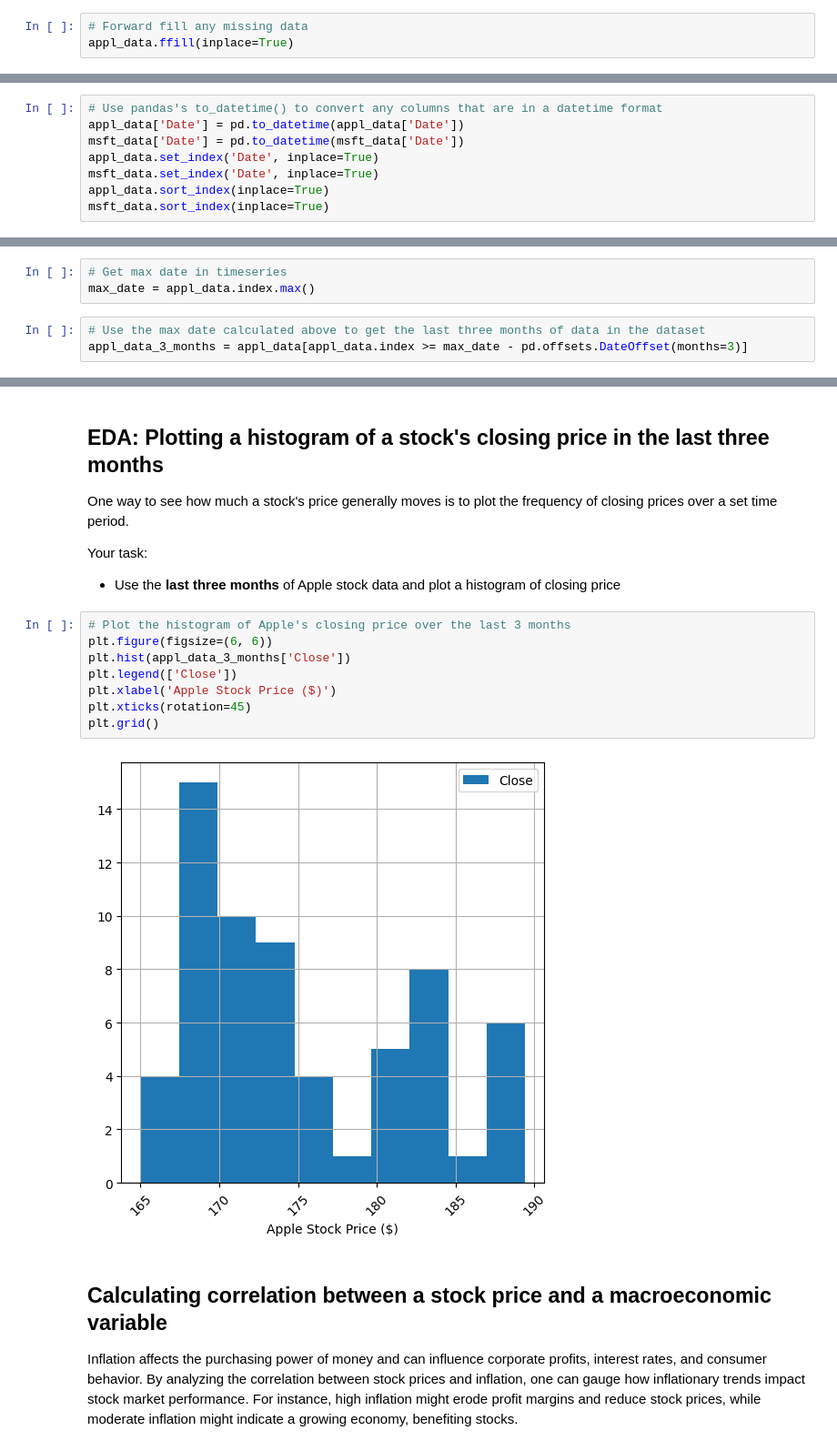
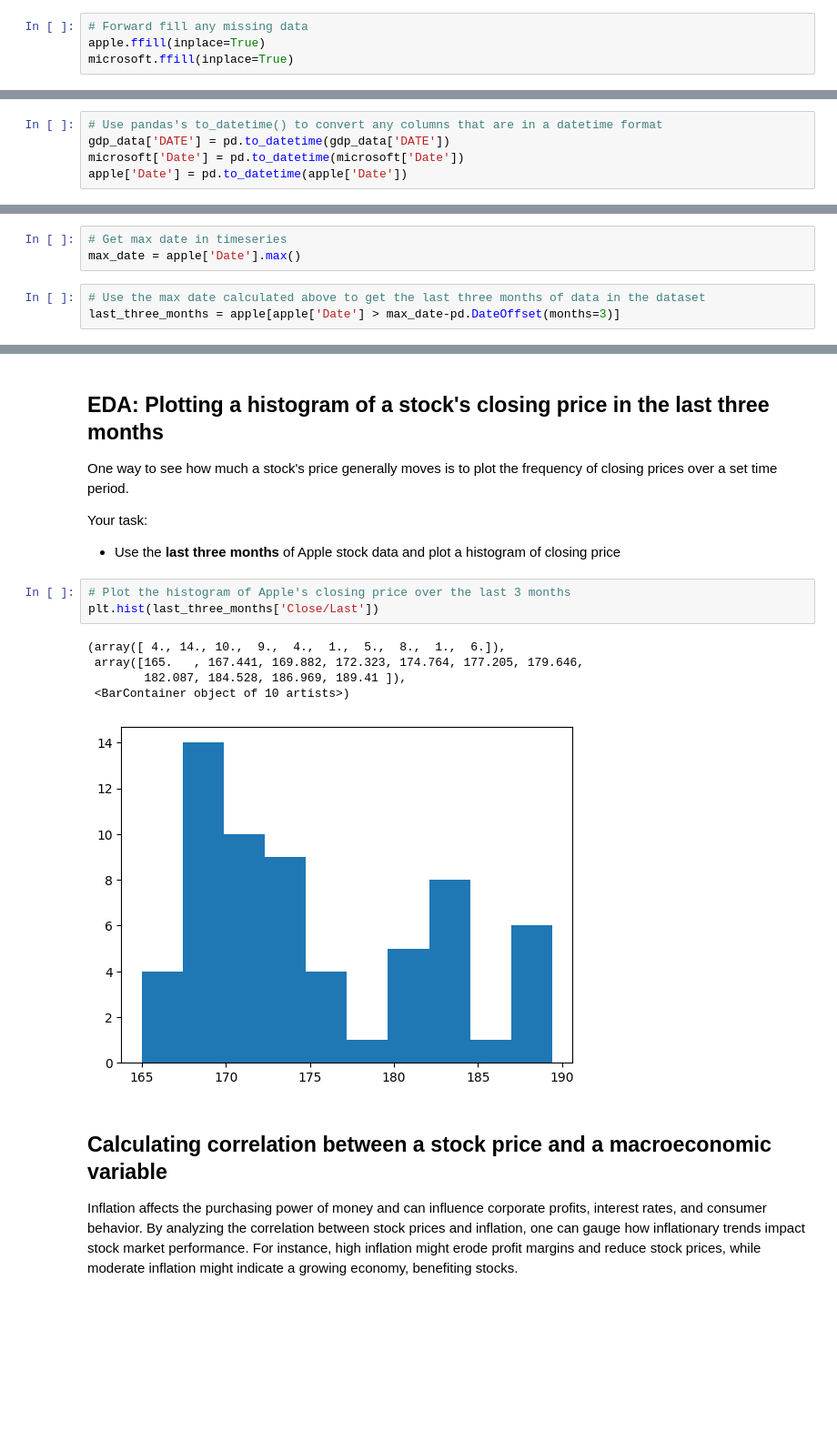
Before and after one commit to bigboy92/fend-matching-game, a Jupyter notebook: Preparing-for-data-analysis-project-student.ipynb, the cells around one changed output, grey strips where cells are left out. Shown at 91% size. Saved outputs shown, nothing was run; the diff lists cells and outputs as text; blank space fills up the shorter version.

```diff
--- a/Preparing-for-data-analysis-project-student.ipynb
+++ b/Preparing-for-data-analysis-project-student.ipynb
@@ -158,5 +220,6 @@ dtype: int64
 # %%
 # Forward fill any missing data
-appl_data.ffill(inplace=True)
+apple.ffill(inplace=True)
+microsoft.ffill(inplace=True)
 # %%
 # Check again for nulls after using forward fill
@@ -201,10 +264,7 @@ convert_dollar_columns_to_numeric(msft_data, columns)
 # %%
 # Use pandas's to_datetime() to convert any columns that are in a datetime format
-appl_data['Date'] = pd.to_datetime(appl_data['Date'])
-msft_data['Date'] = pd.to_datetime(msft_data['Date'])
-appl_data.set_index('Date', inplace=True)
-msft_data.set_index('Date', inplace=True)
-appl_data.sort_index(inplace=True)
-msft_data.sort_index(inplace=True)
+gdp_data['DATE'] = pd.to_datetime(gdp_data['DATE'])
+microsoft['Date'] = pd.to_datetime(microsoft['Date'])
+apple['Date'] = pd.to_datetime(apple['Date'])
 # %%
 # Use .info() and check the type of each column to ensure that the above steps worked
@@ -379,7 +469,7 @@ Your task:
 **NOTE**: This is a large dataset. If you try to plot the entire series, your graph will be hard to interpret and may take a long time to plot. Be sure to use only the most recent three months of data.
 # %%
 # Get max date in timeseries
-max_date = appl_data.index.max()
+max_date = apple['Date'].max()
 # %%
 # Use the max date calculated above to get the last three months of data in the dataset
-appl_data_3_months = appl_data[appl_data.index >= max_date - pd.offsets.DateOffset(months=3)]
+last_three_months = apple[apple['Date'] > max_date-pd.DateOffset(months=3)]
@@ -403,14 +499,13 @@ Your task:
 * Use the **last three months** of Apple stock data and plot a histogram of closing price
 # %%
 # Plot the histogram of Apple's closing price over the last 3 months
-plt.figure(figsize=(6, 6))
-plt.hist(appl_data_3_months['Close'])
-plt.legend(['Close'])
-plt.xlabel('Apple Stock Price ($)')
-plt.xticks(rotation=45)
-plt.grid()
+plt.hist(last_three_months['Close/Last'])
 # %% [output]
+(array([ 4., 14., 10.,  9.,  4.,  1.,  5.,  8.,  1.,  6.]),
+ array([165.   , 167.441, 169.882, 172.323, 174.764, 177.205, 179.646,
+        182.087, 184.528, 186.969, 189.41 ]),
+ <BarContainer object of 10 artists>)
-[figure, old version]
+[figure, new version]
 # %% [markdown]
 ## Calculating correlation between a stock price and a macroeconomic variable
 
```
Also changed, not shown: parts of 68 cells of this notebook.
